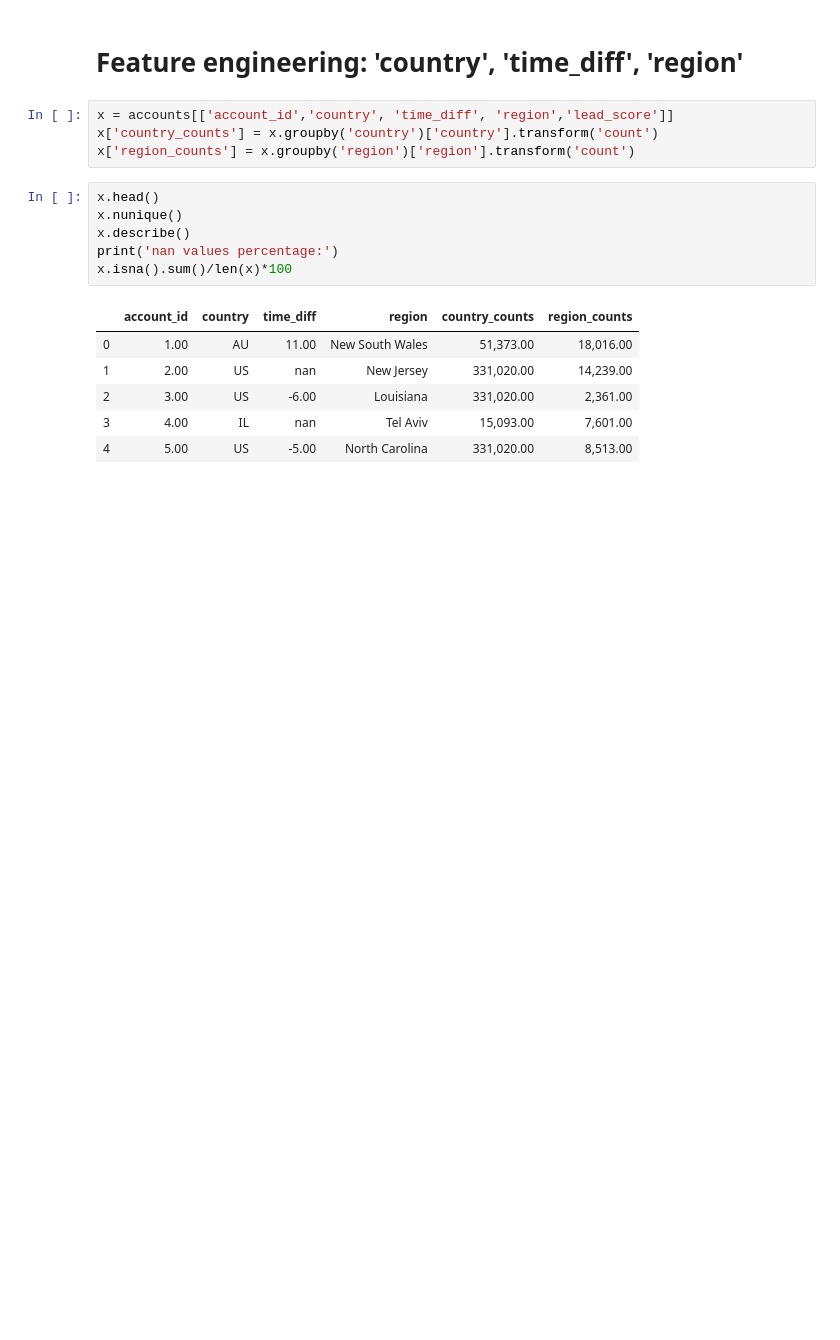
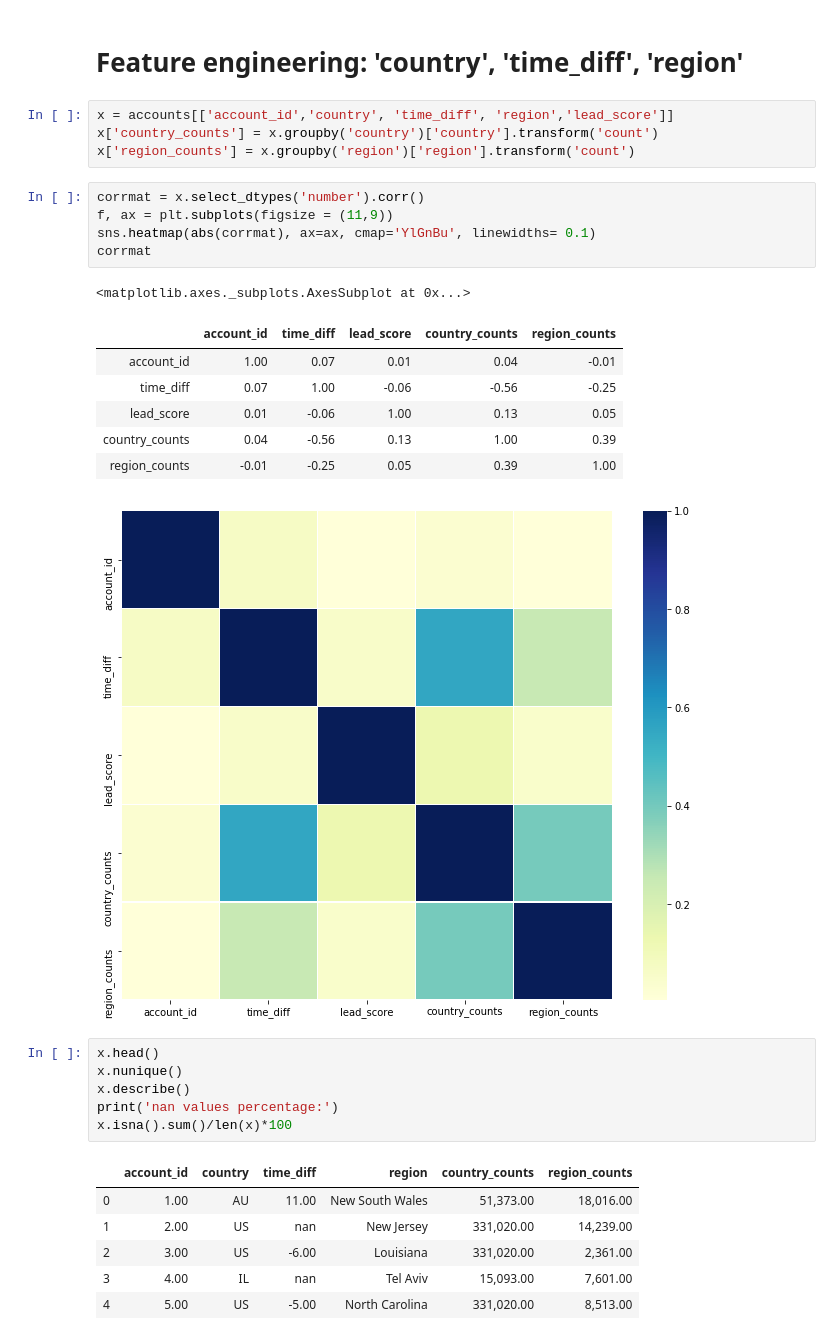
Before and after one commit to yuvalgrossman/datahack_yyr, a Jupyter notebook: yuval_starter.ipynb, the cells around one changed output. Saved outputs shown, nothing was run; the diff lists cells and outputs as text; blank space fills up the shorter version.

```diff
--- a/yuval_starter.ipynb
+++ b/yuval_starter.ipynb
@@ -84,6 +84,20 @@ y_test.sum()
 x = accounts[['account_id','country', 'time_diff', 'region','lead_score']]
 x['country_counts'] = x.groupby('country')['country'].transform('count')
 x['region_counts'] = x.groupby('region')['region'].transform('count')
+# %%
+corrmat = x.select_dtypes('number').corr()
+f, ax = plt.subplots(figsize = (11,9))
+sns.heatmap(abs(corrmat), ax=ax, cmap='YlGnBu', linewidths= 0.1)
+corrmat
+# %% [output]
+<matplotlib.axes._subplots.AxesSubplot at 0x...>
+|  | account_id | time_diff | lead_score | country_counts | region_counts |
+| account_id | 1.00 | 0.07 | 0.01 | 0.04 | -0.01 |
+| time_diff | 0.07 | 1.00 | -0.06 | -0.56 | -0.25 |
+| lead_score | 0.01 | -0.06 | 1.00 | 0.13 | 0.05 |
+| country_counts | 0.04 | -0.56 | 0.13 | 1.00 | 0.39 |
+| region_counts | -0.01 | -0.25 | 0.05 | 0.39 | 1.00 |
+[figure, added]
 # %%
 x.head()
 x.nunique()
```
Also changed, not shown: parts of 6 cells of this notebook, 1 other file.
